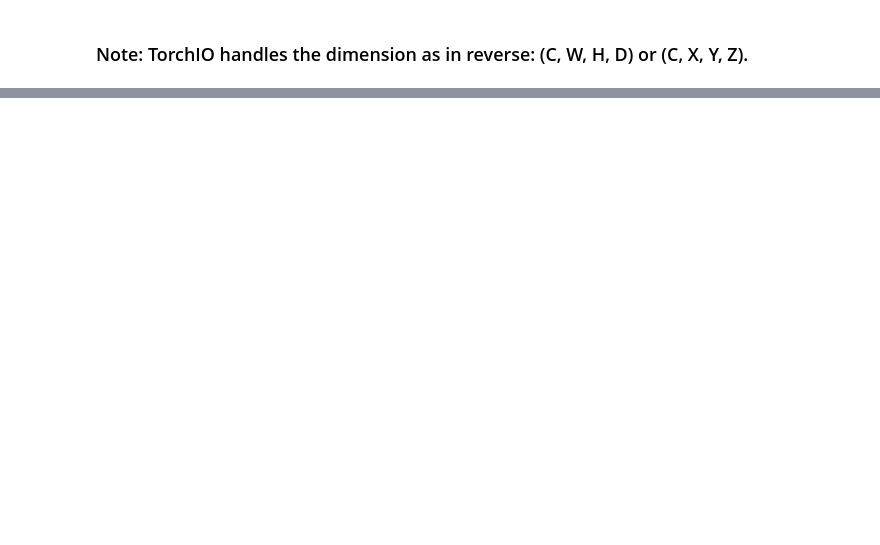
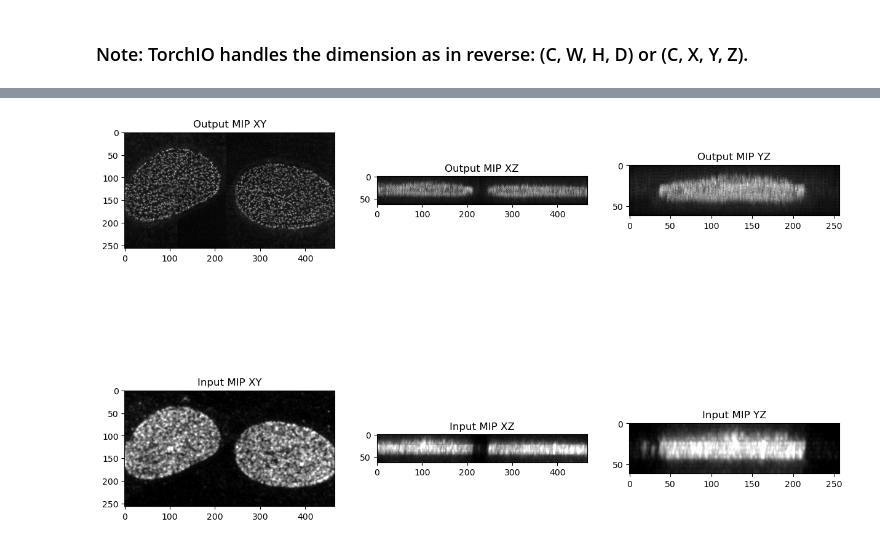
Before and after one commit to peterhpark/neuroclear, a Jupyter notebook: jupyter_notebook/torchIO_patch_inference.ipynb, the cells around one changed output, grey strips where cells are left out. Saved outputs shown, nothing was run; the diff lists cells and outputs as text; code cells hidden in the pictures; blank space fills up the shorter version.

```diff
--- a/jupyter_notebook/torchIO_patch_inference.ipynb
+++ b/jupyter_notebook/torchIO_patch_inference.ipynb
@@ -103,7 +121,8 @@ patch_overlap = 20
 # %%
 grid_sampler = tio.inference.GridSampler(subject_source, patch_size, patch_overlap)
 patch_loader = tio.SubjectsLoader(grid_sampler, batch_size=1)
-aggregator = tio.inference.GridAggregator(grid_sampler)
+aggregator_output = tio.inference.GridAggregator(grid_sampler)
+aggregator_input = tio.inference.GridAggregator(grid_sampler)
 # %%
 len(patch_loader)
 # %% [output]
@@ -178,3 +190,9 @@ output_tensor = aggregator.get_output_tensor()
+# %%
+output_tensor = aggregator_output.get_output_tensor().squeeze()
+output_tensor = output_tensor.permute(2, 0, 1) # (B, C, D, H, W)
+
+input_tensor = aggregator_input.get_output_tensor().squeeze()
+input_tensor = input_tensor.permute(2, 0, 1)
 # %%
 output_tensor.shape
 # %% [output]
@@ -181,0 +200,38 @@ torch.Size([1, 340, 410, 50])
+# %%
+# Convert the input tensor to numpy array for visualization
+input_np = input_tensor.cpu().numpy().squeeze()
+output_np = output_tensor.cpu().numpy().squeeze()
+
+mip_xy_output = np.max(output_np, axis=0)
+mip_xz_output = np.max(output_np, axis=1)
+mip_yz_output = np.max(output_np, axis=2)
+
+# Compute the maximum intensity projection along each axis
+mip_xy_input = np.max(input_np, axis=0)
+mip_xz_input = np.max(input_np, axis=1)
+mip_yz_input = np.max(input_np, axis=2)
+
+# Plot the maximum intensity projections
+fig, axes = plt.subplots(2, 3, figsize=(15, 10))
+
+axes[0, 0].imshow(mip_xy_output, cmap='gray')
+axes[0, 0].set_title('Output MIP XY')
+
+axes[0, 1].imshow(mip_xz_output, cmap='gray')
+axes[0, 1].set_title('Output MIP XZ')
+
+axes[0, 2].imshow(mip_yz_output, cmap='gray')
+axes[0, 2].set_title('Output MIP YZ')
+
+axes[1, 0].imshow(mip_xy_input, cmap='gray')
+axes[1, 0].set_title('Input MIP XY')
+
+axes[1, 1].imshow(mip_xz_input, cmap='gray')
+axes[1, 1].set_title('Input MIP XZ')
+
+axes[1, 2].imshow(mip_yz_input, cmap='gray')
+axes[1, 2].set_title('Input MIP YZ')
+
+plt.show()
+# %% [output]
+[figure, added]
```
Also changed, not shown: parts of 26 cells of this notebook, 7 other files.
